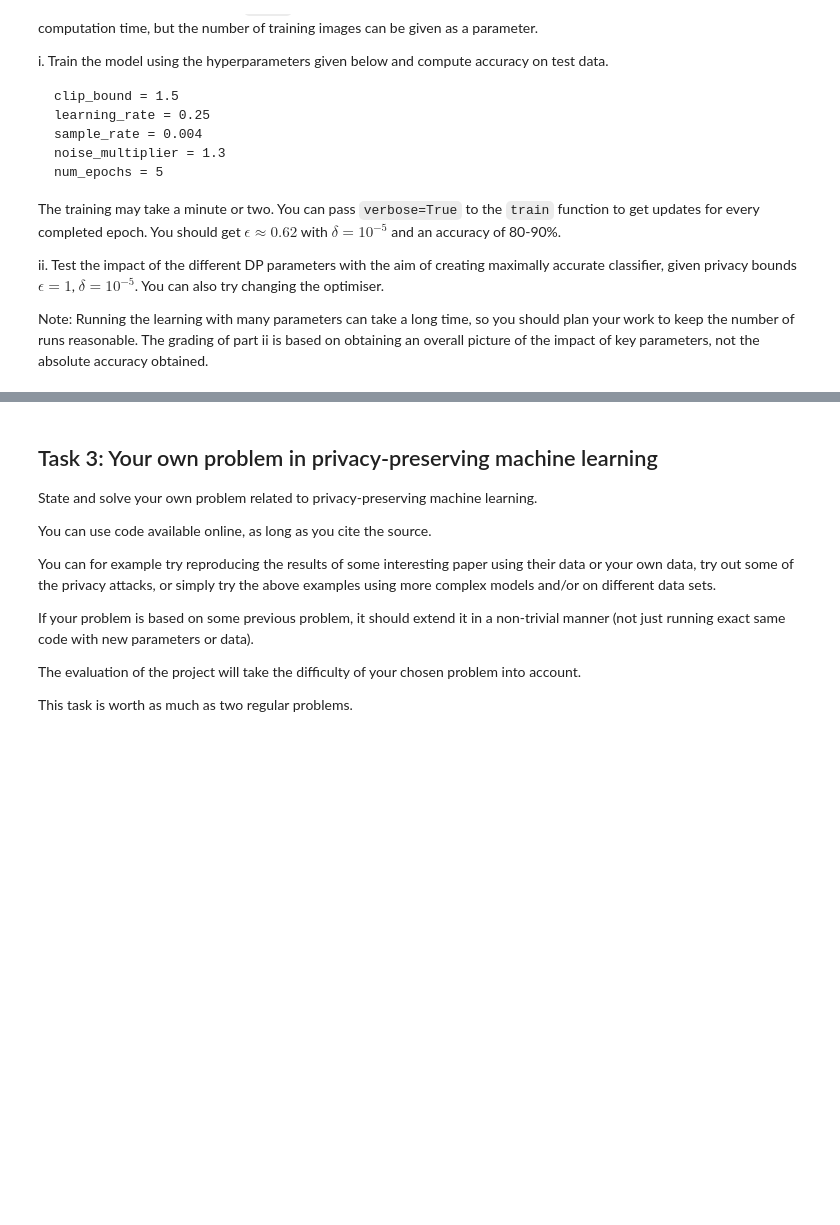
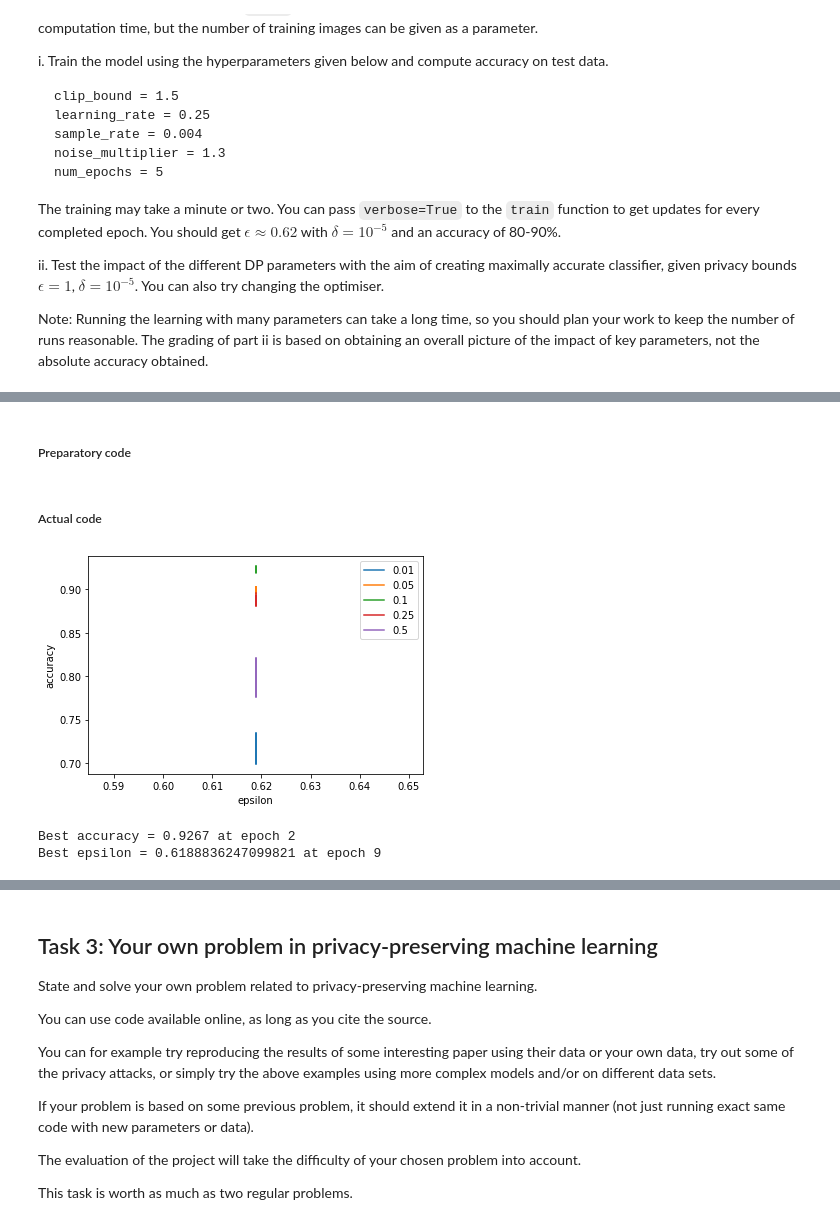
Before and after one commit to enricobu96/tml-projects, a Jupyter notebook: project2/project2.ipynb, the cells around one changed output, grey strips where cells are left out. Cells and saved outputs as stored; diff of their text form; code cells hidden in the pictures; blank space fills up the shorter version.

```diff
--- a/project2/project2.ipynb
+++ b/project2/project2.ipynb
@@ -635,0 +815,2 @@ Note: Running the learning with many parameters can take a long time, so you sho
+# %% [markdown]
+##### Preparatory code
@@ -635,0 +965,37 @@ Note: Running the learning with many parameters can take a long time, so you sho
+# %% [markdown]
+##### Actual code
+# %%
+# test learning rates
+best_eps = float('inf')
+best_eps_ep = 0
+best_acc = 0
+best_acc_ep = 0
+for lr in learning_rates:
+    x = []
+    y = []
+    train_loader, test_loader = create_data_loaders(train_tensor, test_tensor, sample_rate)
+    for epoch in range(1,10):
+        model = SampleConvNet()
+        epsilon, alpha = train(
+            model, train_loader, torch.optim.SGD, lr, num_epochs, sample_rate,
+            noise_multiplier, clip_bound, delta
+        )
+        x.append(epsilon)
+        _, total_accuracy = test(model, test_loader)
+        y.append(total_accuracy)
+        if epsilon <= best_eps:
+            best_eps = epsilon
+            best_eps_ep = epoch
+        if best_acc <= total_accuracy:
+            best_acc = total_accuracy
+            best_acc_ep = epoch
+    plt.plot(x, y, label=lr)
+plt.xlabel('epsilon')
+plt.ylabel('accuracy')
+plt.legend()
+plt.show()
+print('Best accuracy =', best_acc, 'at epoch', best_acc_ep, '\nBest epsilon =', best_eps, 'at epoch', best_eps_ep)
+# %% [output]
+[figure, added]
+Best accuracy = 0.9267 at epoch 2
+Best epsilon = 0.6188836247099821 at epoch 9
```
Also changed, not shown: parts of 15 cells of this notebook, 1 other file.
